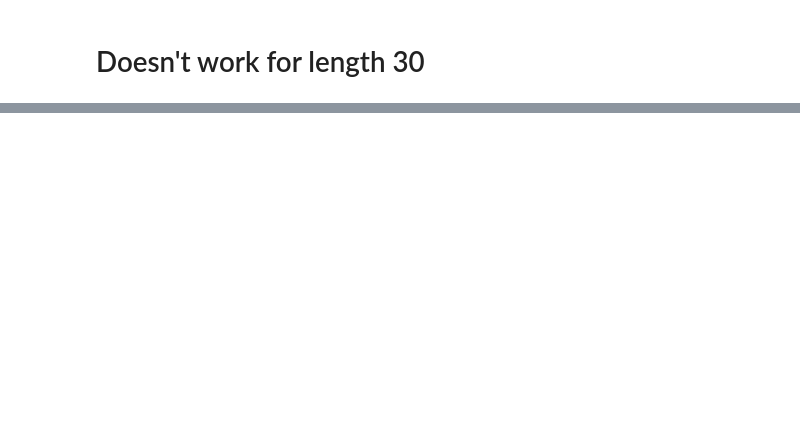
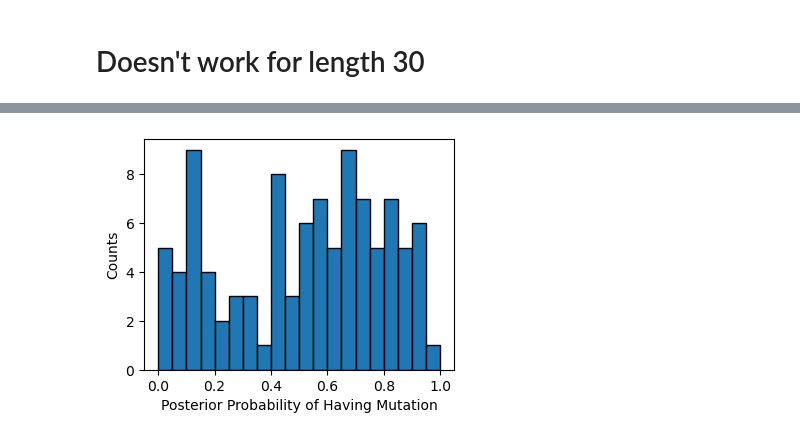
Before and after one commit to sandialabs/conin, a Jupyter notebook: conin/mediation_variables/ICML26_code/dna_FFBS.ipynb, the cells around one changed output, grey strips where cells are left out. Drawn from its saved outputs; the diff is of its cells as text; code cells hidden in the pictures; blank space fills up the shorter version.

```diff
--- a/conin/mediation_variables/ICML26_code/dna_FFBS.ipynb
+++ b/conin/mediation_variables/ICML26_code/dna_FFBS.ipynb
@@ -1393,14 +1483,14 @@ def satprob_torch_list(hmm, cst_list, obs, pro_before = 30, dtype = torch.float3
     hmm_params, cst_params_list, state_ix = convertTensor_list(hmm,cst_list, dtype = dtype, \
                                                                device = device, return_ix = True, hmm_params = hmm_params)
     tmat, init_prob = hmm_params
-    dims_list, init_ind_list,final_ind_list,ind_list = cst_params_list
+    dims_list, init_list,eval_list,upd_list = cst_params_list
 
     #Assume that last constraint is the one whose sat time is estimated
     #Parameters for the other fixed constraints
-    fixed_init, fixed_eval, fixed_upd = init_ind_list[:-2], final_ind_list[:-2], ind_list[:-2]
+    fixed_init, fixed_eval, fixed_upd = init_list[:-2], eval_list[:-2], upd_list[:-2]
 
     #Parameters for estimated sat time constraint.
-    sat_init, sat_true_eval, sat_upd = init_ind_list[-2:], final_ind_list[-2:], ind_list[-2:]
+    sat_init, sat_true_eval, sat_upd = init_list[-2:], eval_list[-2:], upd_list[-2:]
     sat_false_eval = [1-sat_true_eval[0], sat_true_eval[1]]
 
     #Viterbi
@@ -1417,7 +1507,7 @@ def satprob_torch_list(hmm, cst_list, obs, pro_before = 30, dtype = torch.float3
     #initialize. Let u,v denote the current/past indices of fixed constrained mediation space
     #indices are kurjvs
     alpha = torch.einsum(emit_weights[0],[0], init_prob, [0],*fixed_init, *sat_init, kr_indices)
-    alpha = alpha/(alpha.max() + num_corr) #normalize for stability
+    alpha = alpha/(alpha.sum()) #normalize for stability
     #Compute forward messages:
     for t in range(1,T-1):
         #Common terms, summing over js indices.
@@ -1425,21 +1515,23 @@ def satprob_torch_list(hmm, cst_list, obs, pro_before = 30, dtype = torch.float3
             # alpha[t] = torch.einsum(V, kr_indices, *fixed_upd[:2], kr_indices).cpu()
 
             alpha = torch.einsum(alpha, js_indices, tmat, [C+1,0], emit_weights[t],[0], \
-                                       *ind_list, *final_ind_list[:2], kr_indices)
+                                       *upd_list, *fixed_eval[:2], kr_indices)
         else:
             alpha = torch.einsum(alpha, js_indices, tmat, [C+1,0], emit_weights[t],[0], \
-                                       *ind_list, kr_indices)
+                                       *upd_list, kr_indices)
 
         alpha = alpha/(alpha.max() + num_corr) #normalize for stability
     #compute final probs
-    alpha_true = torch.einsum(alpha.to(device), js_indices, tmat, [C+1,0], emit_weights[t],[0], \
-                               *ind_list, *fixed_eval, *sat_true_eval, kr_indices)
-    alpha_false = torch.einsum(alpha.to(device), js_indices, tmat, [C+1,0], emit_weights[t],[0], \
-                               *ind_list, *fixed_eval, *sat_false_eval, kr_indices)
+    alpha_true = torch.einsum(alpha.to(device), js_indices, tmat, [C+1,0], emit_weights[T-1],[0], \
+                               *upd_list, *fixed_eval[2:], *sat_true_eval, kr_indices)
+    alpha_false = torch.einsum(alpha.to(device), js_indices, tmat, [C+1,0], emit_weights[T-1],[0], \
+                               *upd_list, *fixed_eval[2:], *sat_false_eval, kr_indices)
 
     probs = torch.tensor([alpha_true.sum().cpu().item(), alpha_false.sum().cpu().item()] )
     probs = probs/probs.sum()
 
     return probs #, alpha_true, alpha_false
+# %%
+sat_cst_list = [promoter_cst,stay_cst,pde_cst, hitdis_cst]
 # %%
-probs = satprob_torch_list(hmm, sat_cst_list, emit_list, pro_before = 10, dtype = torch.float32,  device = 'cpu', debug = False, num_corr = 0)
+probs = satprob_torch_list_fixed(end_hmm, sat_cst_list, emit_list, pro_before = 10, dtype = torch.float32,  device = 'cpu', debug = False, num_corr = 0)
@@ -1449,9 +1543,9 @@ probs[0]
 # Doesn't work for length 30
 # %%
 B = 100
-probsat_cst_list = [promoter_cst,stay_cst, pe_cst, disvisit_atmost_cst, hitdis_cst]
+probsat_cst_list = [promoter_cst,stay_cst, pe_cst, hitdis_cst]
 prob_dis = []
 for b in range(B):
-    state_list, emit_list = simulation(hmm, time = 30, stay=3, pro_before=10, ix_list=None, max_attempts=1000)
-    probs = satprob_torch_list(hmm, probsat_cst_list, emit_list, pro_before = 10, dtype = torch.float32,  device = 'cuda:0', debug = False, num_corr = 0)
+    state_list, emit_list = simulation(end_hmm, stay=4, pro_before=10, ix_list=None, max_attempts=1000)
+    probs = satprob_torch_list(end_hmm, probsat_cst_list, emit_list, pro_before = 10, dtype = torch.float32,  device = 'cuda:0', debug = False, num_corr = 0)
     prob_dis.append(probs[0].item())
@@ -1458,14 +1556,16 @@ for b in range(B):
 # %%
-bins = np.linspace(0, 1, 11)
+bins = np.linspace(0, 1, 21)
 
 plt.figure(figsize=(4, 3))
 
 plt.hist(prob_dis, bins=bins, edgecolor='black')
 
 # Adding titles and labels
 # plt.title('Histogram of Probabilities')
 plt.xlabel('Posterior Probability of Having Mutation')
 plt.ylabel('Counts')
 
 # Show the plot
 plt.show()
+# %% [output]
+[figure, added]
```
Also changed, not shown: parts of 20 cells of this notebook.
